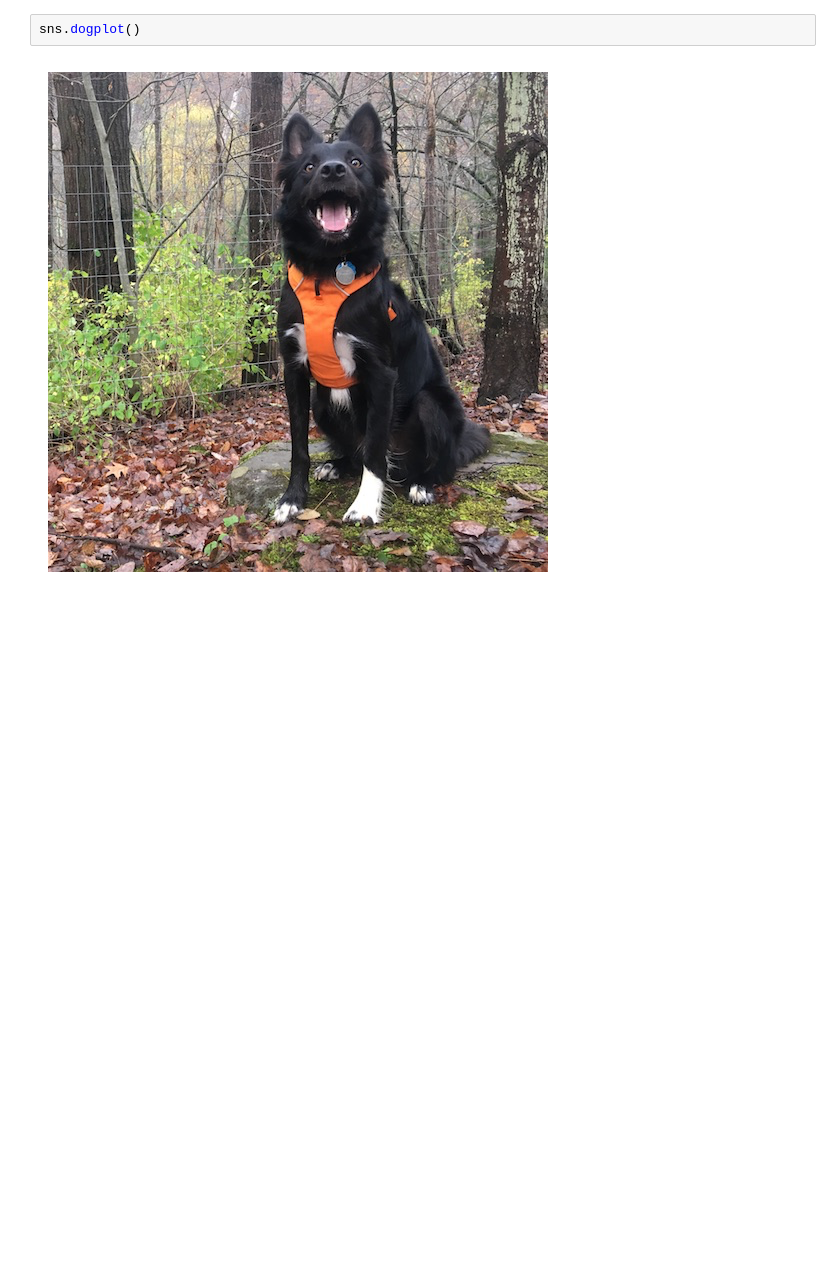
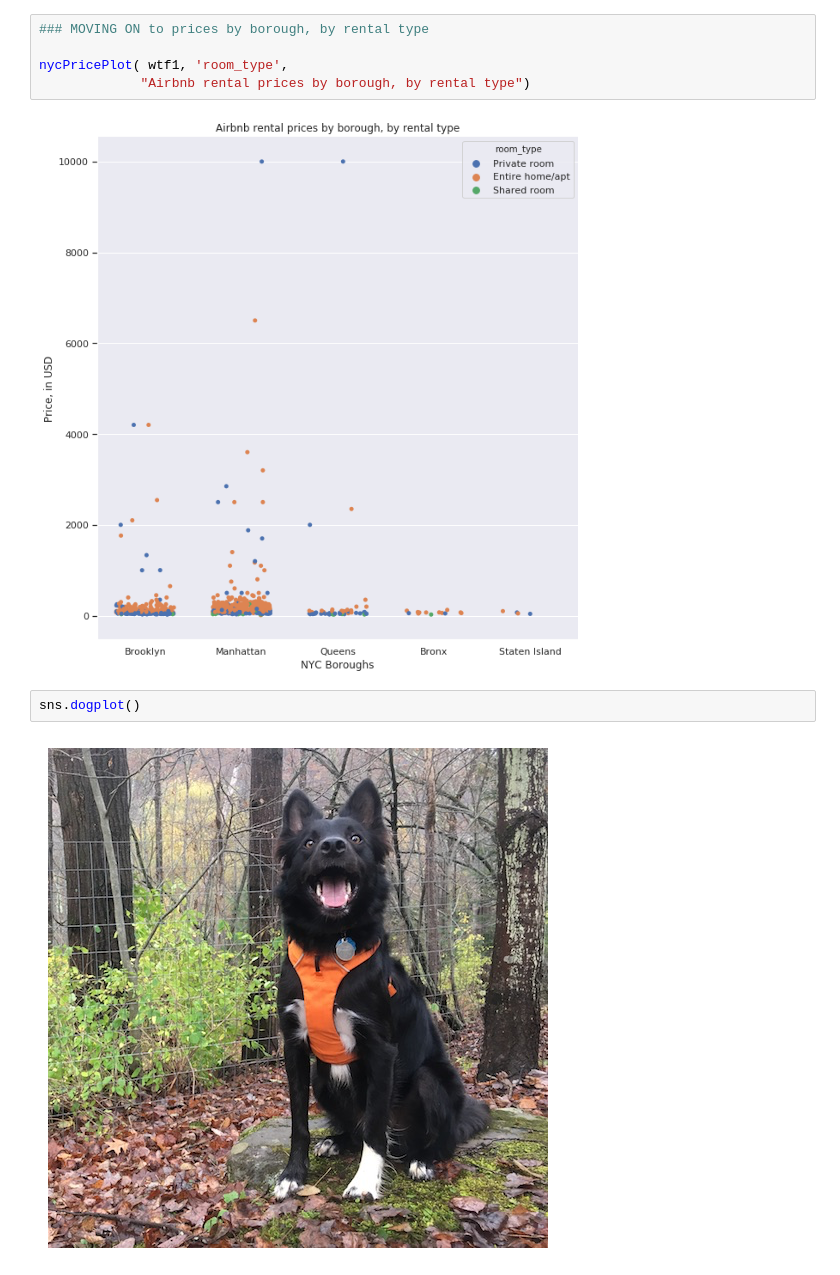
Before and after one commit to rselent/this_was_a_test, a Jupyter notebook: build1_Airbnb_in_nyc.ipynb, the cells around one changed output. Saved outputs shown, nothing was run; the diff lists cells and outputs as text; blank space fills up the shorter version.

```diff
--- a/build1_Airbnb_in_nyc.ipynb
+++ b/build1_Airbnb_in_nyc.ipynb
@@ -204,3 +171,10 @@ fig.show()
+# %%
+### MOVING ON to prices by borough, by rental type
+
+nycPricePlot( wtf1, 'room_type',
+             "Airbnb rental prices by borough, by rental type")
+# %% [output]
+[figure, added]
 # %%
 sns.dogplot()
 # %% [output]
```
Also changed, not shown: parts of 18 cells of this notebook.
